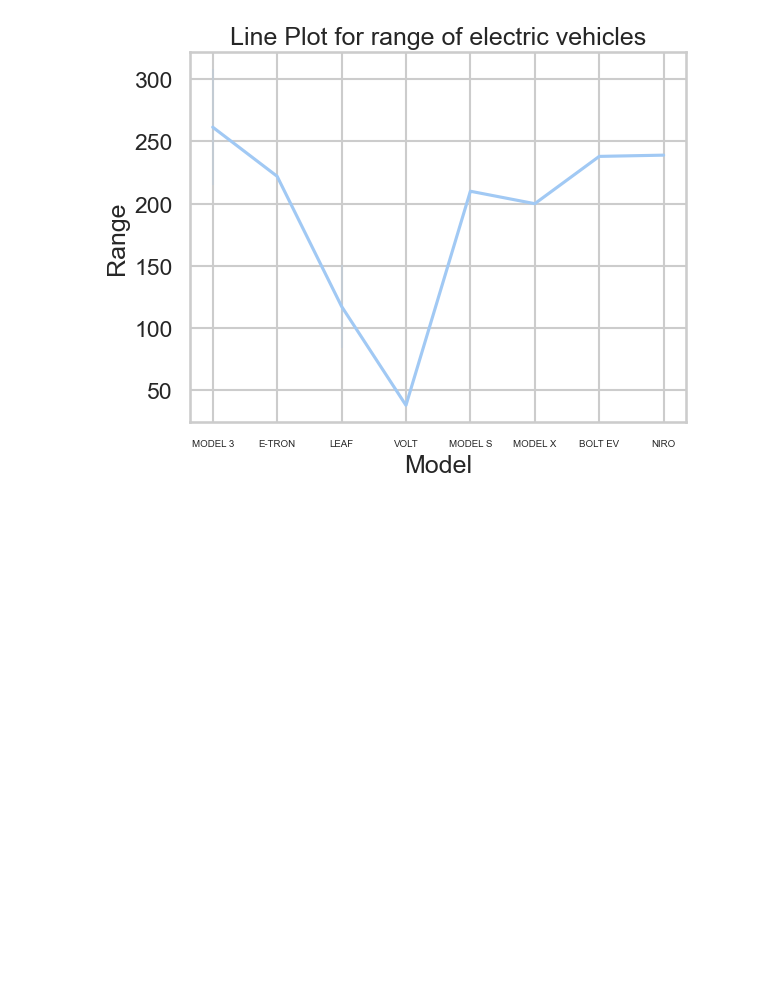
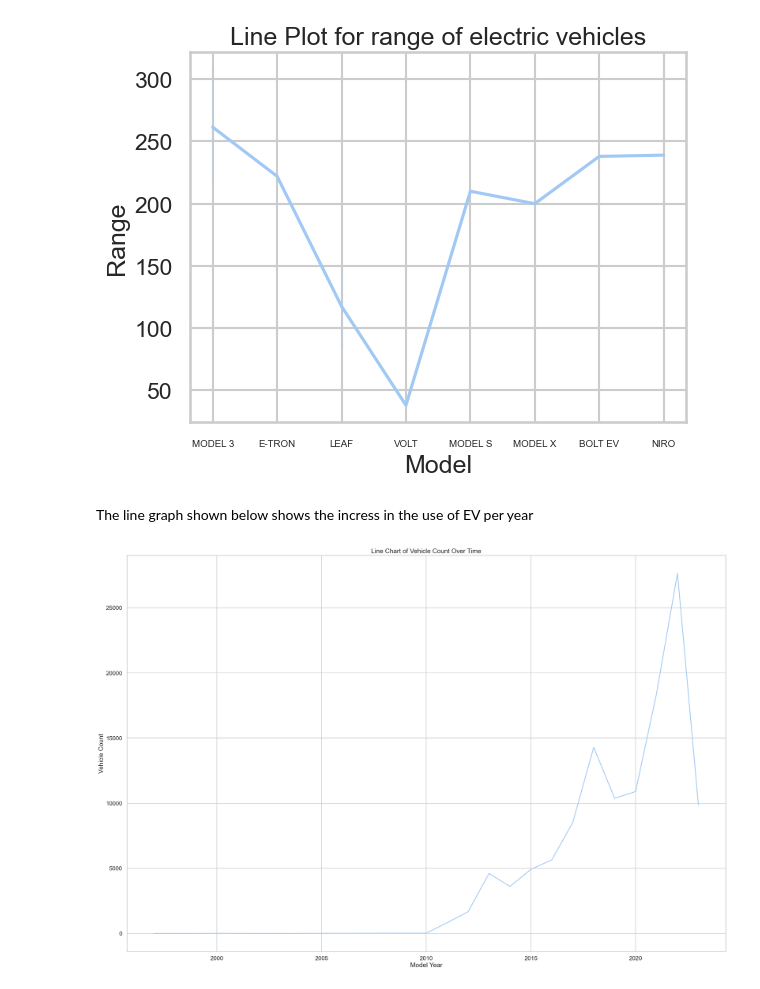
Before and after one commit to Aravind9995/dap_project, a Jupyter notebook: Electric_Vehicle_Data.ipynb, the cells around one changed output. Saved outputs shown, nothing was run; the diff lists cells and outputs as text; code cells hidden in the pictures; blank space fills up the shorter version.

Commit message:
Improved visualization and code

```diff
--- a/Electric_Vehicle_Data.ipynb
+++ b/Electric_Vehicle_Data.ipynb
@@ -229,3 +247,17 @@ plt.ylabel("Range")
 plt.show()
 # %% [output]
 [figure]
+# %% [markdown]
+The line graph shown below shows the incress in the use of EV per year
+# %%
+df = vechical_df
+vehicle_count = df.groupby('Model Year').size().reset_index(name='Count')
+fig, ax = plt.subplots(figsize=(30, 20))
+# Create a line chart of vehicle count over time
+plt.plot(vehicle_count['Model Year'], vehicle_count['Count'])
+plt.title("Line Chart of Vehicle Count Over Time")
+plt.xlabel("Model Year")
+plt.ylabel("Vehicle Count")
+plt.show()
+# %% [output]
+[figure, added]
```
Also changed, not shown: parts of 35 cells of this notebook.
